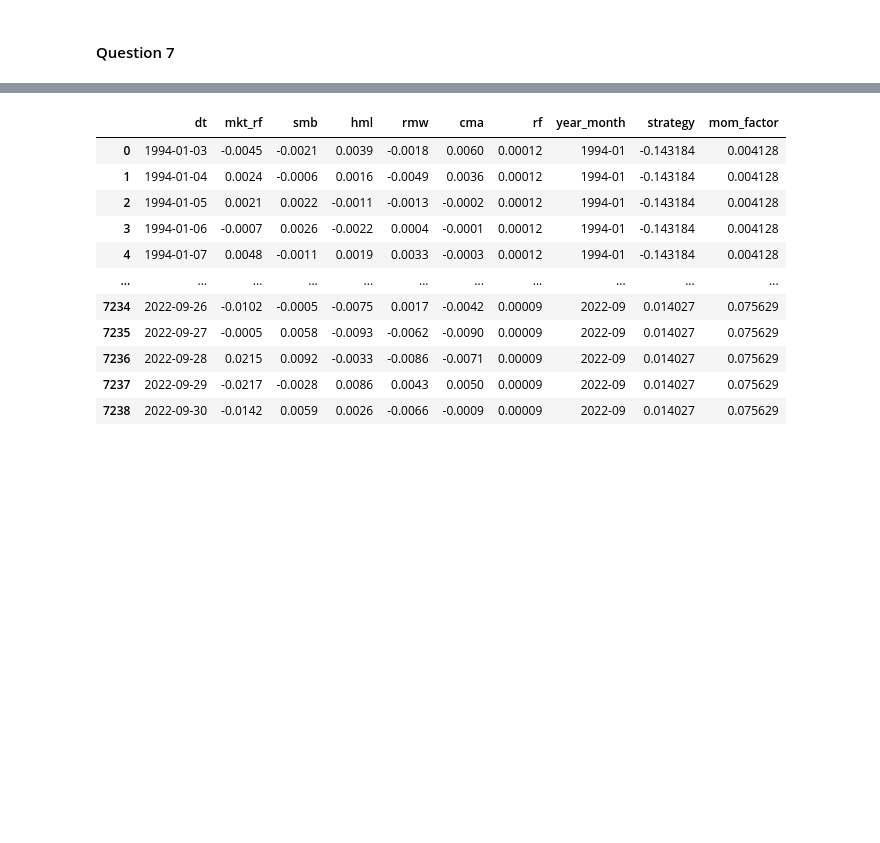
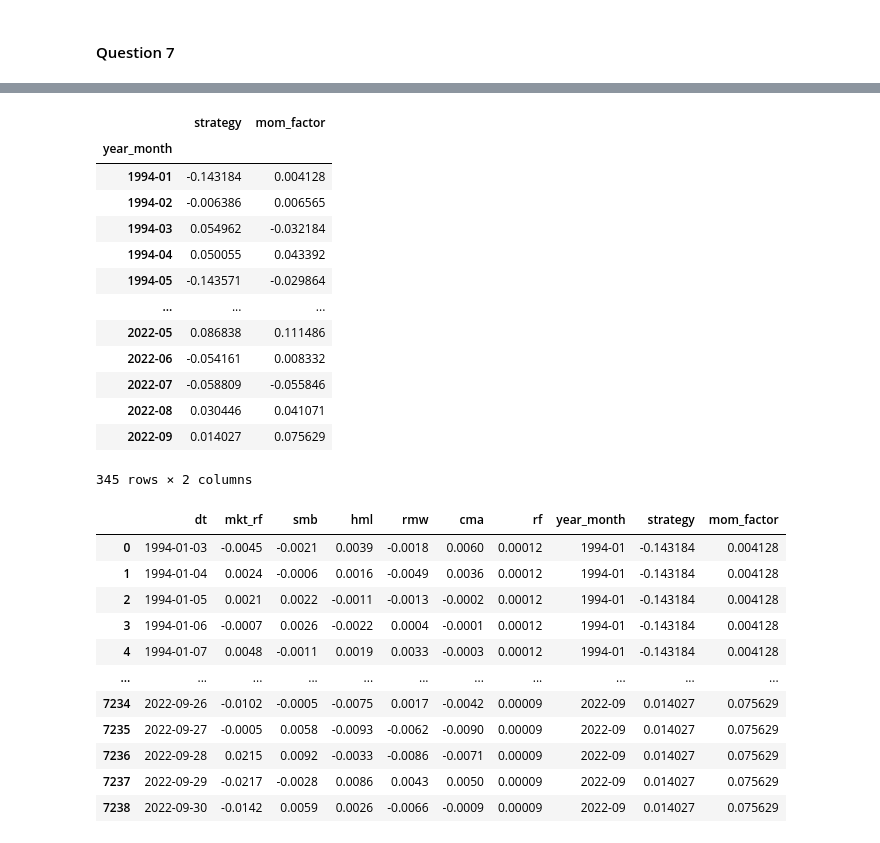
Before and after one commit to BenLeung-moon/HKU-Quant-Trade-Asmt2, a Jupyter notebook: asmt2_solution.ipynb, the cells around one changed output, grey strips where cells are left out. Drawn from its saved outputs; the diff is of its cells as text; code cells hidden in the pictures; blank space fills up the shorter version.

```diff
--- a/asmt2_solution.ipynb
+++ b/asmt2_solution.ipynb
@@ -868,6 +914,23 @@ Covariance Type:            nonrobust
 
 Notes:
 [1] Standard Errors assume that the covariance matrix of the errors is correctly specified.
+# %%
+combined
+# %% [output]
+|  | strategy | mom_factor |
+| year_month |  |  |
+| 1994-01 | -0.143184 | 0.004128 |
+| 1994-02 | -0.006386 | 0.006565 |
+| 1994-03 | 0.054962 | -0.032184 |
+| 1994-04 | 0.050055 | 0.043392 |
+| 1994-05 | -0.143571 | -0.029864 |
+| ... | ... | ... |
+| 2022-05 | 0.086838 | 0.111486 |
+| 2022-06 | -0.054161 | 0.008332 |
+| 2022-07 | -0.058809 | -0.055846 |
+| 2022-08 | 0.030446 | 0.041071 |
+| 2022-09 | 0.014027 | 0.075629 |
+345 rows × 2 columns
 # %%
 FF5 = pd.read_parquet(dir + 'ff.five_factor.parquet')
 FF5['year_month'] = pd.to_datetime(FF5['dt']).dt.to_period('M')
```
Also changed, not shown: parts of 13 cells of this notebook.
